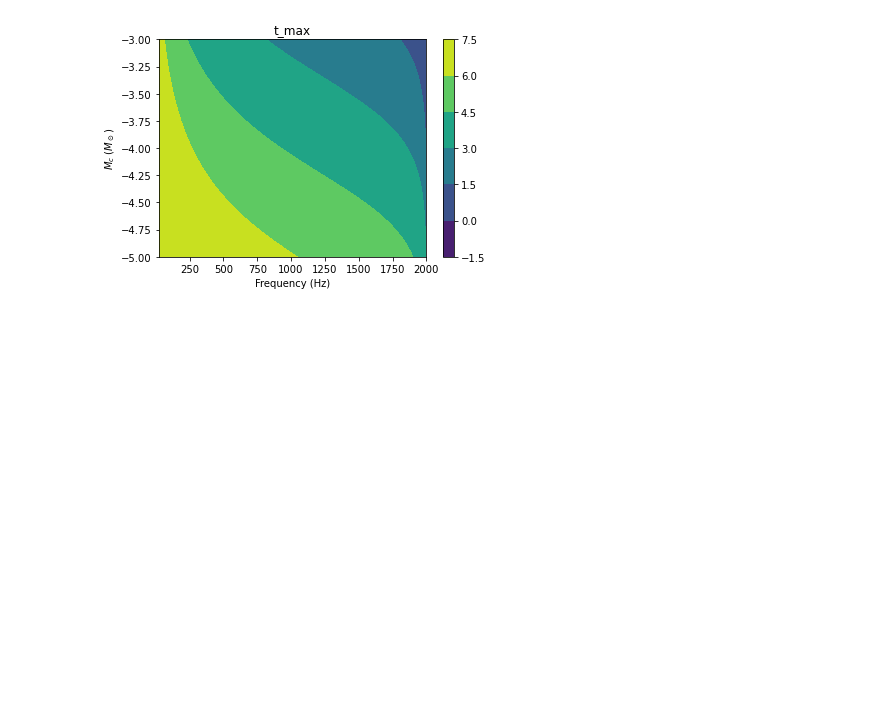
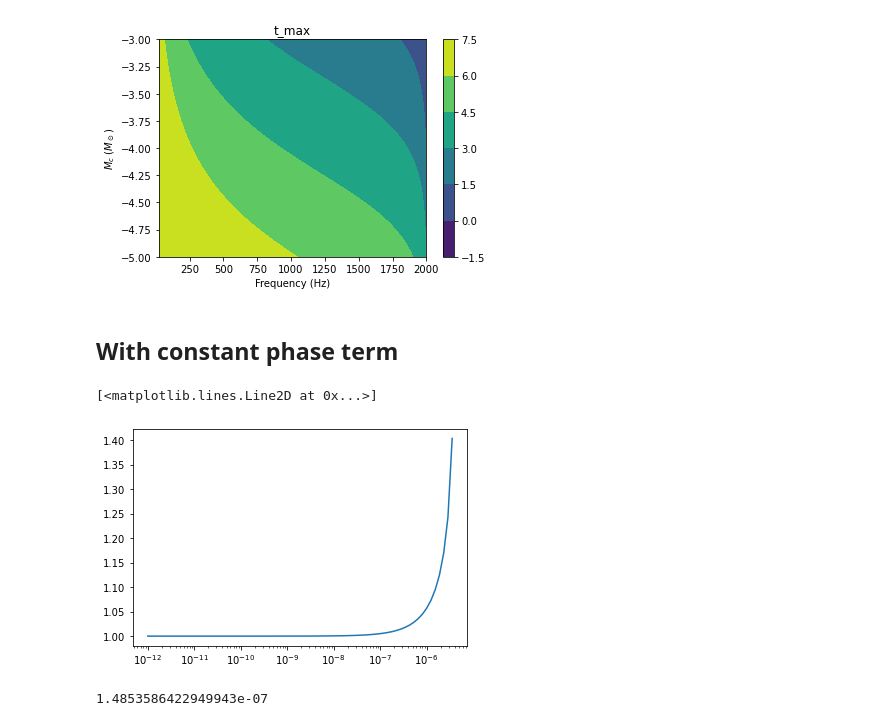
Before and after one commit to Lu-Neil/PBHs, a Jupyter notebook: Resampling/Resampling_POC.ipynb, the cells around one changed output. Drawn from its saved outputs; the diff is of its cells as text; code cells hidden in the pictures; blank space fills up the shorter version.

```diff
--- a/Resampling/Resampling_POC.ipynb
+++ b/Resampling/Resampling_POC.ipynb
@@ -197,3 +206,14 @@ beta_big = 1e-6
 t_space = np.linspace(0, 1e4, int(1e3))
 t_new_big = (1-8/3*beta_big*t_space)**(5/8)/beta_big
 t_new_small = (1-8/3*beta_small*t_space)**(5/8)/beta_small
+# %% [markdown]
+## With constant phase term
+# %%
+t = 1e5
+beta_space = np.logspace(-12, -3, 100)
+new_t = -3/(5*beta_space)*((1-8/3*beta_space*t)**(5/8) - 1)
+# %%
+pl.semilogx(beta_space, new_t/t)
+# %% [output]
+[<matplotlib.lines.Line2D at 0x...>]
+[figure, added]
@@ -199,0 +235,4 @@ t_new_small = (1-8/3*beta_small*t_space)**(5/8)/beta_small
+# %%
+max(percent_step_calc(beta_space, 1e5))
+# %% [output]
+1.4853586422949943e-07
```
Also changed, not shown: parts of 13 cells of this notebook, 1 other file.
